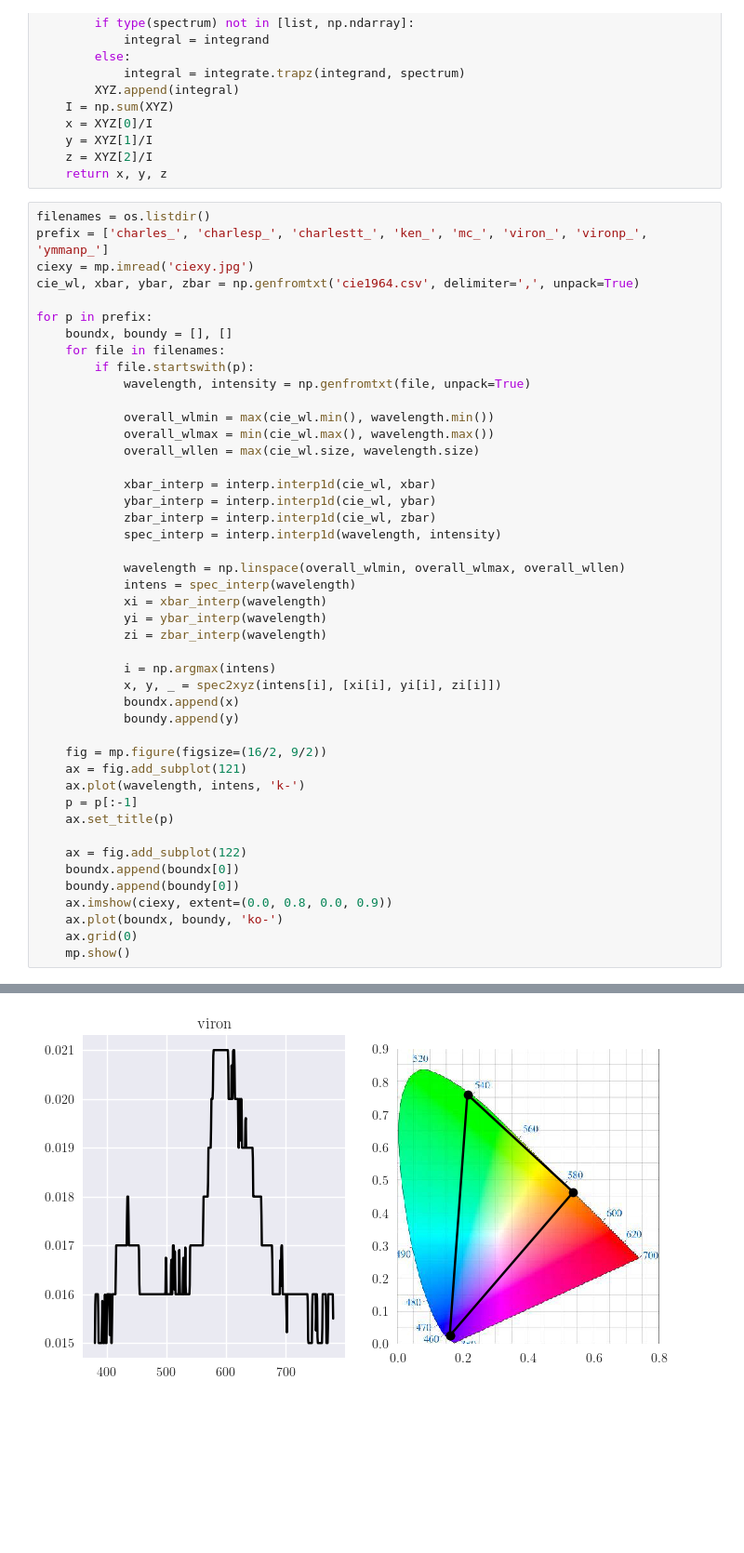
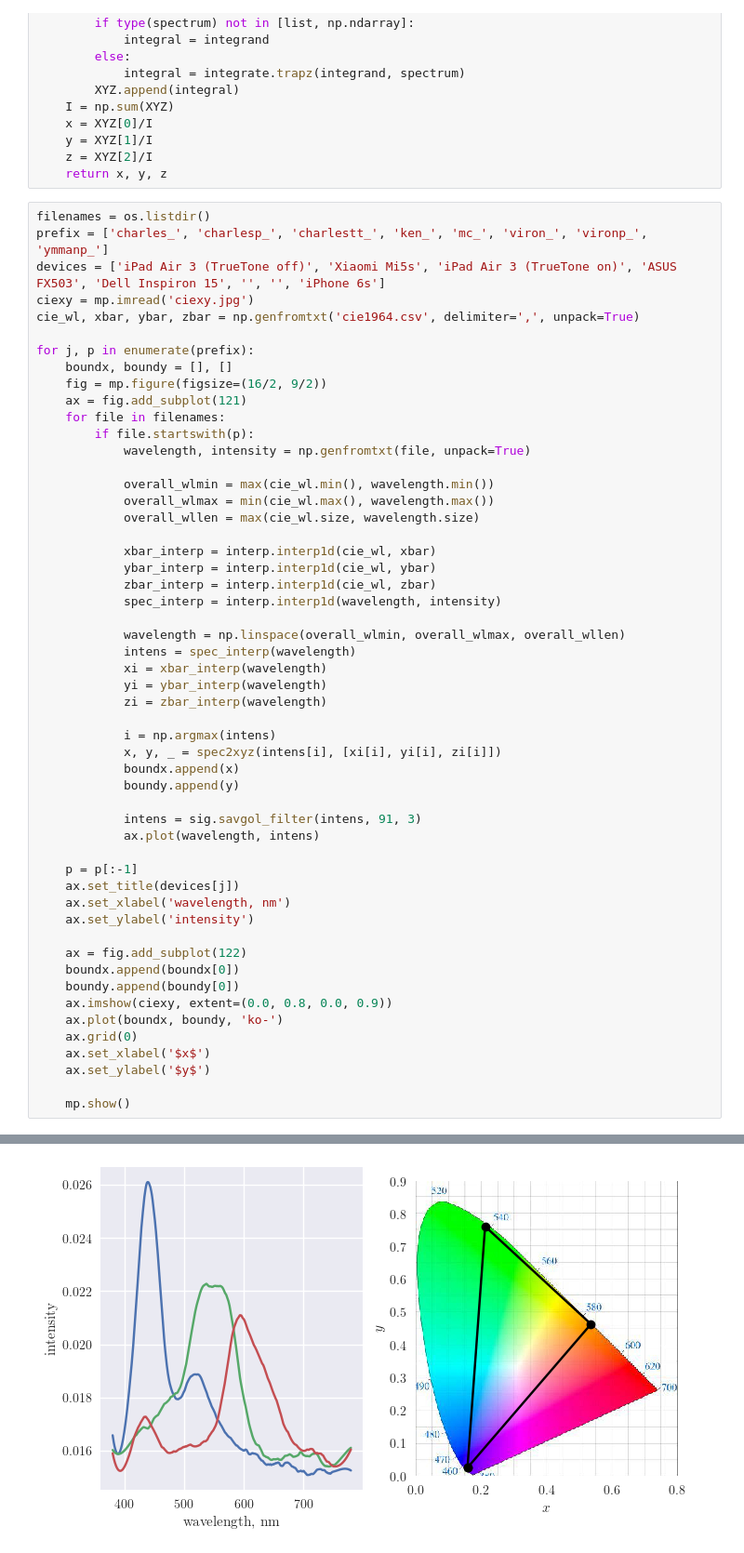
Before and after one commit to kvdomingo/AP187, a Jupyter notebook: Activity 7/187-7.ipynb, the cells around one changed output, grey strips where cells are left out. Shown at 93% size. Saved outputs shown, nothing was run; the diff lists cells and outputs as text; blank space fills up the shorter version.

```diff
--- a/Activity 7/187-7.ipynb
+++ b/Activity 7/187-7.ipynb
@@ -40,11 +40,14 @@ def spec2xyz(spectrum, fbar):
 # %%
 filenames = os.listdir()
 prefix = ['charles_', 'charlesp_', 'charlestt_', 'ken_', 'mc_', 'viron_', 'vironp_', 'ymmanp_']
+devices = ['iPad Air 3 (TrueTone off)', 'Xiaomi Mi5s', 'iPad Air 3 (TrueTone on)', 'ASUS FX503', 'Dell Inspiron 15', '', '', 'iPhone 6s']
 ciexy = mp.imread('ciexy.jpg')
 cie_wl, xbar, ybar, zbar = np.genfromtxt('cie1964.csv', delimiter=',', unpack=True)
 
-for p in prefix:
+for j, p in enumerate(prefix):
     boundx, boundy = [], []
+    fig = mp.figure(figsize=(16/2, 9/2))
+    ax = fig.add_subplot(121)
     for file in filenames:
         if file.startswith(p):
             wavelength, intensity = np.genfromtxt(file, unpack=True)
@@ -69,11 +72,13 @@ for p in prefix:
             boundx.append(x)
             boundy.append(y)
 
-    fig = mp.figure(figsize=(16/2, 9/2))
-    ax = fig.add_subplot(121)
-    ax.plot(wavelength, intens, 'k-')
+            intens = sig.savgol_filter(intens, 91, 3)
+            ax.plot(wavelength, intens)
+
     p = p[:-1]
-    ax.set_title(p)
+    ax.set_title(devices[j])
+    ax.set_xlabel('wavelength, nm')
+    ax.set_ylabel('intensity')
 
     ax = fig.add_subplot(122)
     boundx.append(boundx[0])
@@ -81,5 +86,8 @@ for p in prefix:
     ax.imshow(ciexy, extent=(0.0, 0.8, 0.0, 0.9))
     ax.plot(boundx, boundy, 'ko-')
     ax.grid(0)
+    ax.set_xlabel('$x$')
+    ax.set_ylabel('$y$')
+
     mp.show()
 # %% [output]
@@ -91 +99 @@ for p in prefix:
-[figure, old version]
+[figure, new version]
```
Also changed, not shown: parts of 2 cells of this notebook, 1 other file.
